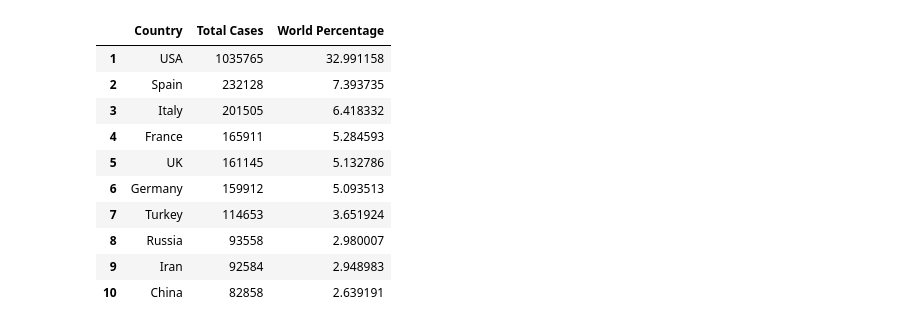
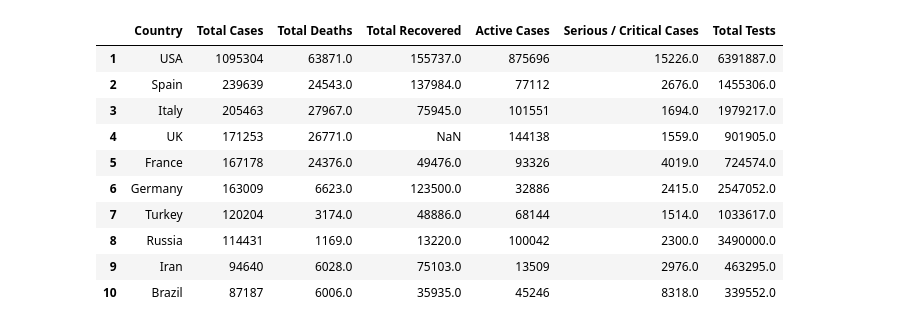
Before and after one commit to lapulgaatomica/covid_wrangling, a Jupyter notebook: WorldometerCovid.ipynb, the cells around one changed output. Cells and saved outputs as stored; diff of their text form; code cells hidden in the pictures.

```diff
--- a/WorldometerCovid.ipynb
+++ b/WorldometerCovid.ipynb
@@ -51,14 +8,0 @@ plt.show()
-# %%
-world_percent[:10]
-# %% [output]
-|  | Country | Total Cases | World Percentage |
-| 1 | USA | 1035765 | 32.991158 |
-| 2 | Spain | 232128 | 7.393735 |
-| 3 | Italy | 201505 | 6.418332 |
-| 4 | France | 165911 | 5.284593 |
-| 5 | UK | 161145 | 5.132786 |
-| 6 | Germany | 159912 | 5.093513 |
-| 7 | Turkey | 114653 | 3.651924 |
-| 8 | Russia | 93558 | 2.980007 |
-| 9 | Iran | 92584 | 2.948983 |
-| 10 | China | 82858 | 2.639191 |
@@ -90,2 +35,27 @@ countries_data = get_countries_data()
+# %%
+#Parse the page using beautifulsoup and extract the table containing covid-19 cases
+soup = BeautifulSoup(worldo.text, 'lxml')
+table = soup.find_all('table')
+#Create a pandas dataframe object out of the parsed page
+df = pd.read_html(str(table))[0]
+columns = ['Country', 'Total Cases', 'Drop1', 'Total Deaths', 'Drop2', 'Total Recovered', 'Active Cases', 'Serious / Critical Cases', 'Drop3', 'Drop4', 'Total Tests', 'Drop5']
+df.columns = columns
+df.drop(['Drop1', 'Drop2', 'Drop3', 'Drop4', 'Drop5'], axis=1, inplace=True)
+df.drop([0, len(df.index) -1 ], inplace=True)#Remove the first and last rows from the table
+df.sort_values(by='Total Cases', ascending=False, inplace=True)
+df.index = range(1, len(df) + 1)#Start counting the index from one instead of zero
+df.head(10)
+# %% [output]
+|  | Country | Total Cases | Total Deaths | Total Recovered | Active Cases | Serious / Critical Cases | Total Tests |
+| 1 | USA | 1095304 | 63871.0 | 155737.0 | 875696 | 15226.0 | 6391887.0 |
+| 2 | Spain | 239639 | 24543.0 | 137984.0 | 77112 | 2676.0 | 1455306.0 |
+| 3 | Italy | 205463 | 27967.0 | 75945.0 | 101551 | 1694.0 | 1979217.0 |
+| 4 | UK | 171253 | 26771.0 | NaN | 144138 | 1559.0 | 901905.0 |
+| 5 | France | 167178 | 24376.0 | 49476.0 | 93326 | 4019.0 | 724574.0 |
+| 6 | Germany | 163009 | 6623.0 | 123500.0 | 32886 | 2415.0 | 2547052.0 |
+| 7 | Turkey | 120204 | 3174.0 | 48886.0 | 68144 | 1514.0 | 1033617.0 |
+| 8 | Russia | 114431 | 1169.0 | 13220.0 | 100042 | 2300.0 | 3490000.0 |
+| 9 | Iran | 94640 | 6028.0 | 75103.0 | 13509 | 2976.0 | 463295.0 |
+| 10 | Brazil | 87187 | 6006.0 | 35935.0 | 45246 | 8318.0 | 339552.0 |
 # %%
 countries_all_data = json.loads(countries_data)
```
Also changed, not shown: parts of 16 cells of this notebook.
